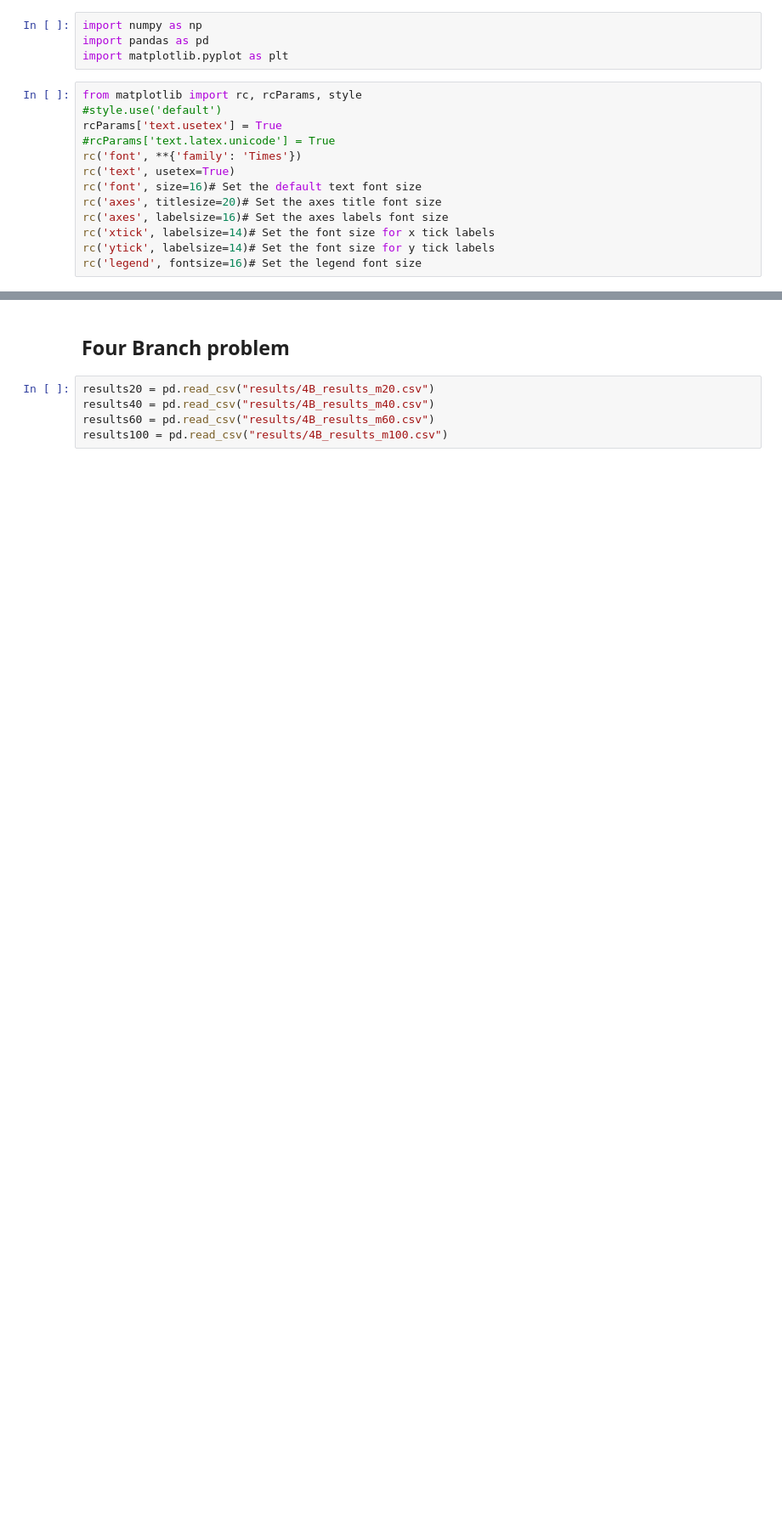
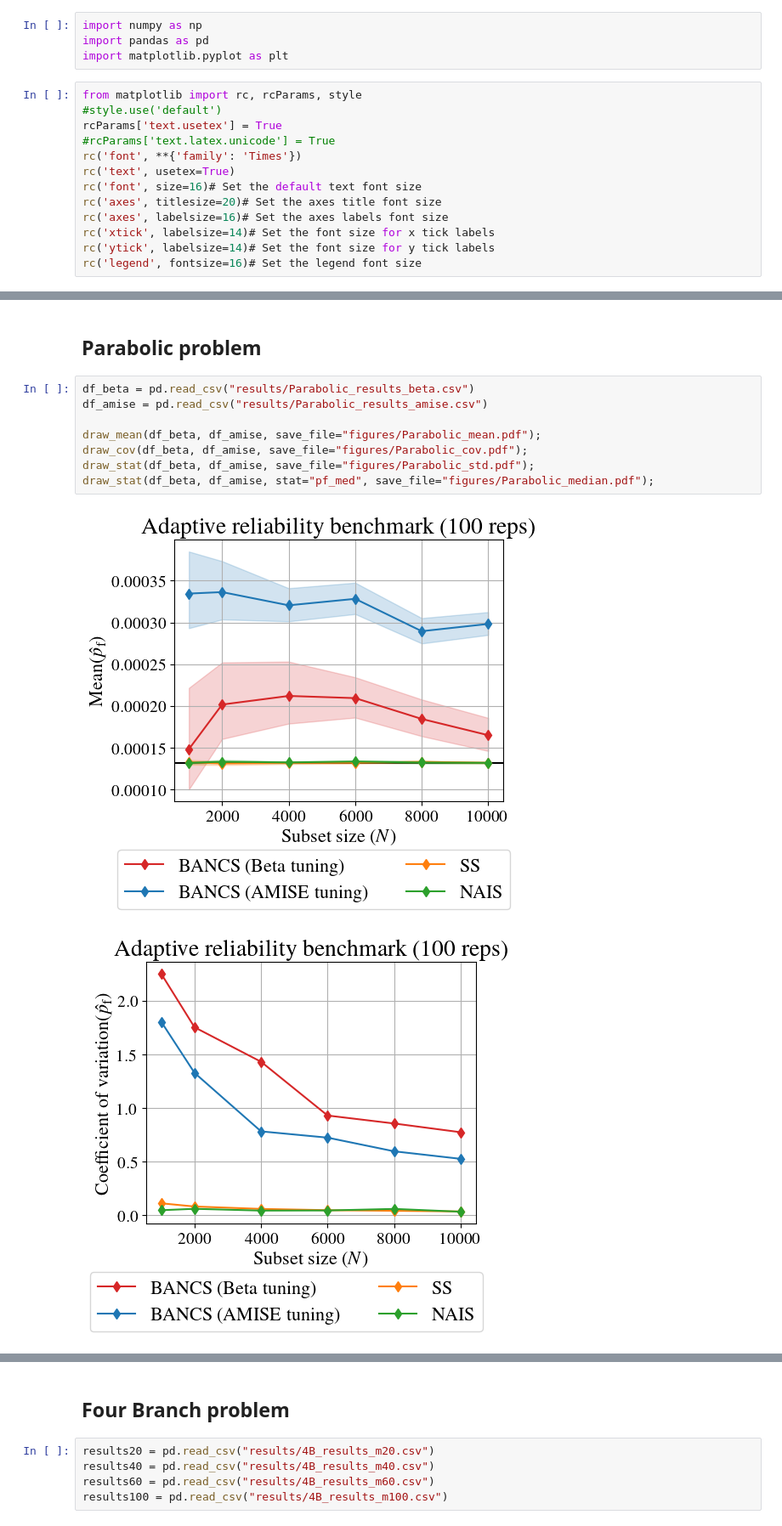
Before and after one commit to efekhari27/bancs, a Jupyter notebook: mascot_benchmark/analyze_results.ipynb, the cells around one changed output, grey strips where cells are left out. Shown: that part at 85% size. Drawn from its saved outputs; the diff is of its cells as text; blank space fills up the shorter version.

```diff
--- a/mascot_benchmark/analyze_results.ipynb
+++ b/mascot_benchmark/analyze_results.ipynb
@@ -67,0 +88,13 @@ def draw_std(df_beta, df_amise, stat="pf_std", save_file=None):
+# %% [markdown]
+## Parabolic problem
+# %%
+df_beta = pd.read_csv("results/Parabolic_results_beta.csv")
+df_amise = pd.read_csv("results/Parabolic_results_amise.csv")
+
+draw_mean(df_beta, df_amise, save_file="figures/Parabolic_mean.pdf");
+draw_cov(df_beta, df_amise, save_file="figures/Parabolic_cov.pdf");
+draw_stat(df_beta, df_amise, save_file="figures/Parabolic_std.pdf");
+draw_stat(df_beta, df_amise, stat="pf_med", save_file="figures/Parabolic_median.pdf");
+# %% [output]
+[figure, added]
+[figure, added]
```
Also changed, not shown: parts of 5 cells of this notebook, 24 other files.
